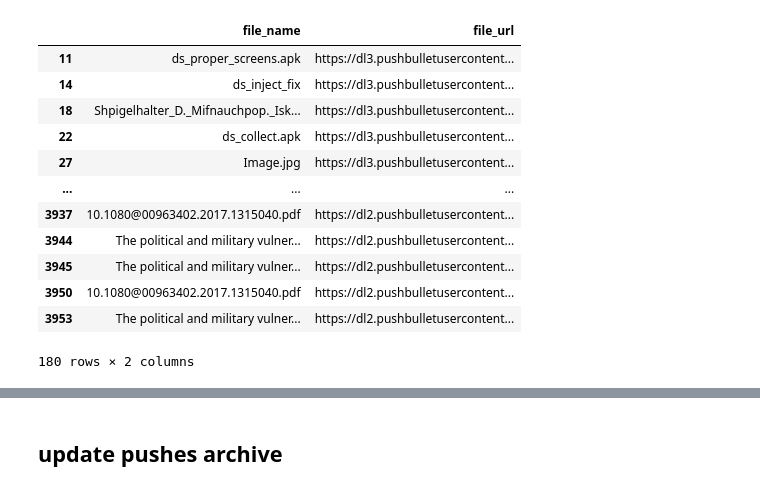
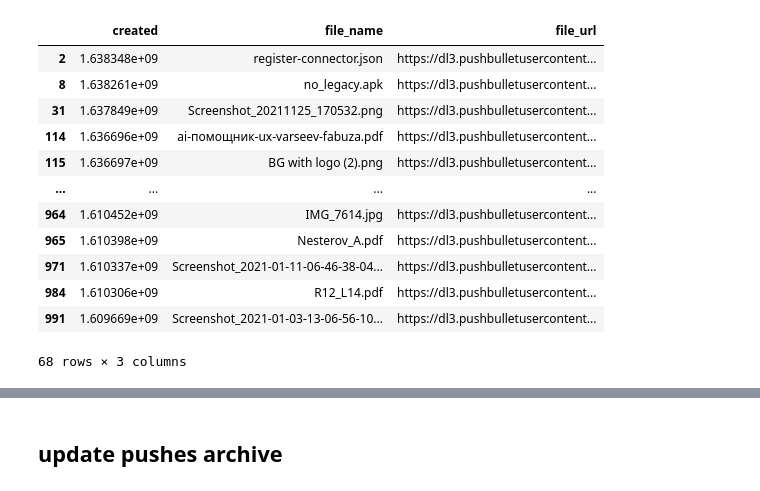
Before and after one commit to varsey/pushbullet-app, a Jupyter notebook: pushapp.ipynb, the cells around one changed output, grey strips where cells are left out. Saved outputs shown, nothing was run; the diff lists cells and outputs as text; code cells hidden in the pictures.

```diff
--- a/pushapp.ipynb
+++ b/pushapp.ipynb
@@ -48,20 +66,20 @@ print( datetime.fromtimestamp(pd.DataFrame(pushes_list)['created'][pd.DataFrame(
 # %%
 #all files in df
-pd.DataFrame(pushes_list)[['file_name', 'file_url']].dropna()
+pd.DataFrame(pushes_list)[['created', 'file_name', 'file_url']].dropna()
 # %% [output]
-|  | file_name | file_url |
-| 11 | ds_proper_screens.apk | https://dl3.pushbulletusercontent... |
-| 14 | ds_inject_fix | https://dl3.pushbulletusercontent... |
-| 18 | Shpigelhalter_D._Mifnauchpop._Isk... | https://dl3.pushbulletusercontent... |
-| 22 | ds_collect.apk | https://dl3.pushbulletusercontent... |
-| 27 | Image.jpg | https://dl3.pushbulletusercontent... |
-| ... | ... | ... |
-| 3937 | 10.1080@00963402.2017.1315040.pdf | https://dl2.pushbulletusercontent... |
-| 3944 | The political and military vulner... | https://dl2.pushbulletusercontent... |
-| 3945 | The political and military vulner... | https://dl2.pushbulletusercontent... |
-| 3950 | 10.1080@00963402.2017.1315040.pdf | https://dl2.pushbulletusercontent... |
-| 3953 | The political and military vulner... | https://dl2.pushbulletusercontent... |
+|  | created | file_name | file_url |
+| 2 | 1.638348e+09 | register-connector.json | https://dl3.pushbulletusercontent... |
+| 8 | 1.638261e+09 | no_legacy.apk | https://dl3.pushbulletusercontent... |
+| 31 | 1.637849e+09 | Screenshot_20211125_170532.png | https://dl3.pushbulletusercontent... |
+| 114 | 1.636696e+09 | ai-помощник-ux-varseev-fabuza.pdf | https://dl3.pushbulletusercontent... |
+| 115 | 1.636697e+09 | BG with logo (2).png | https://dl3.pushbulletusercontent... |
+| ... | ... | ... | ... |
+| 964 | 1.610452e+09 | IMG_7614.jpg | https://dl3.pushbulletusercontent... |
+| 965 | 1.610398e+09 | Nesterov_A.pdf | https://dl3.pushbulletusercontent... |
+| 971 | 1.610337e+09 | Screenshot_2021-01-11-06-46-38-04... | https://dl3.pushbulletusercontent... |
+| 984 | 1.610306e+09 | R12_L14.pdf | https://dl3.pushbulletusercontent... |
+| 991 | 1.609669e+09 | Screenshot_2021-01-03-13-06-56-10... | https://dl3.pushbulletusercontent... |
-180 rows × 2 columns
+68 rows × 3 columns
 # %%
 filepath = "varsey_pushes_current.pkl"
 data_file = open(filepath, "wb")
```
Also changed, not shown: parts of 13 cells of this notebook, 1 other file.
